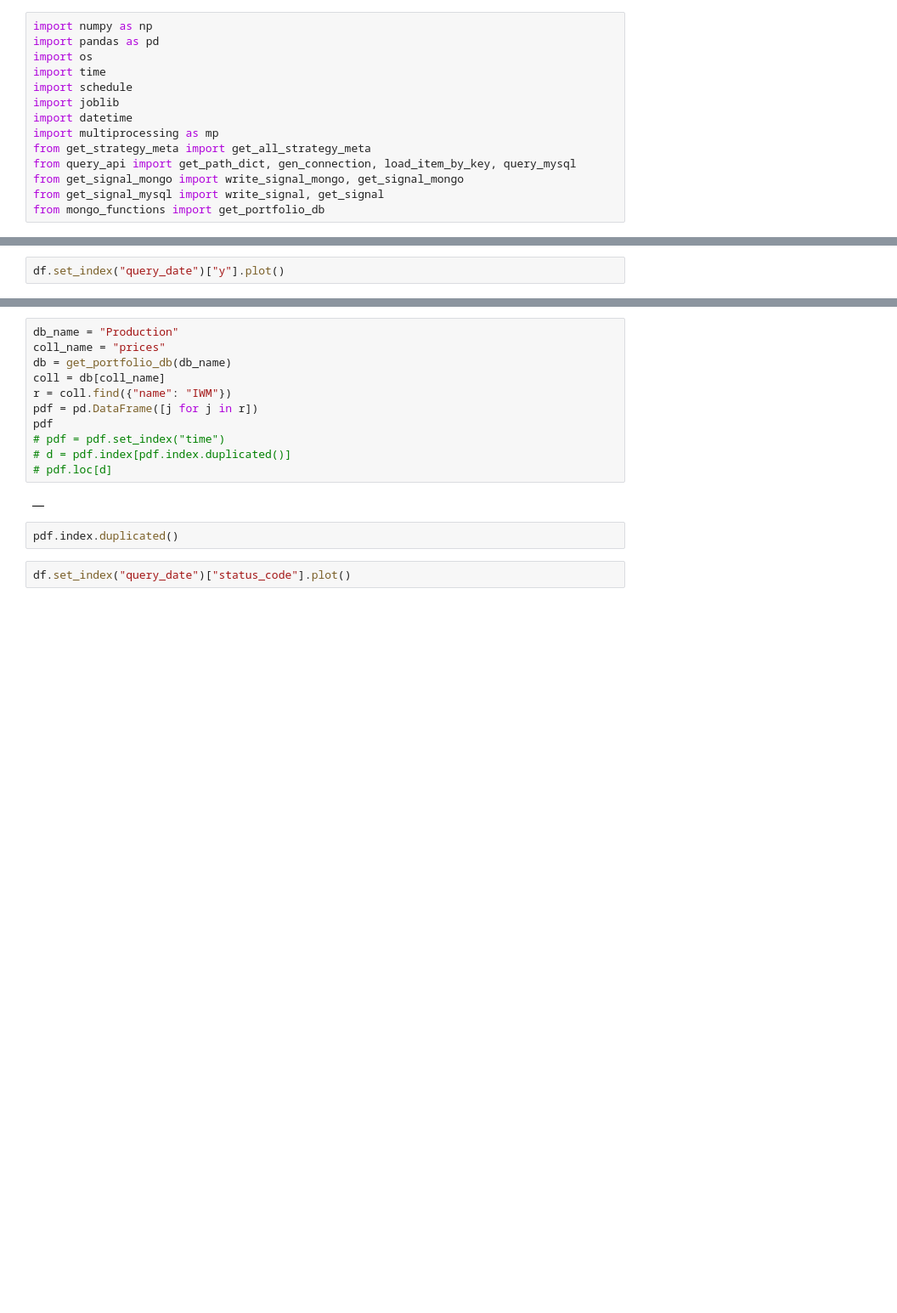
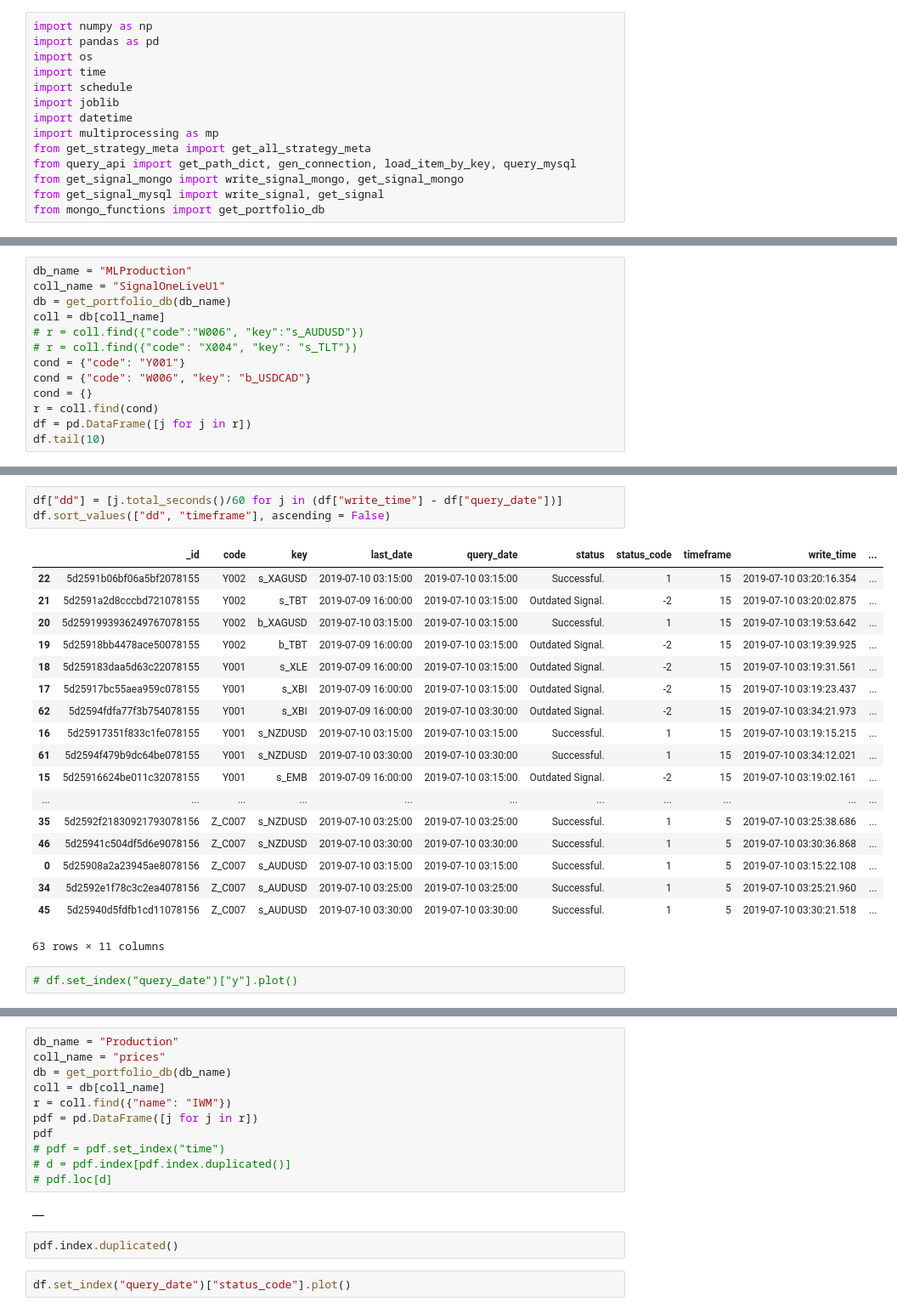
Before and after one commit to junyittcxt/CNN, a Jupyter notebook: z_CheckMongoDB.ipynb, the cells around one changed output, grey strips where cells are left out. Shown: that part at 85% size. Drawn from its saved outputs; the diff is of its cells as text; blank space fills up the shorter version.

```diff
--- a/z_CheckMongoDB.ipynb
+++ b/z_CheckMongoDB.ipynb
@@ -72,0 +91,13 @@ coll.distinct("code")
+# %%
+db_name = "MLProduction"
+coll_name = "SignalOneLiveU1"
+db = get_portfolio_db(db_name)
+coll = db[coll_name]
+# r = coll.find({"code":"W006", "key":"s_AUDUSD"})
+# r = coll.find({"code": "X004", "key": "s_TLT"})
+cond = {"code": "Y001"}
+cond = {"code": "W006", "key": "b_USDCAD"}
+cond = {}
+r = coll.find(cond)
+df = pd.DataFrame([j for j in r])
+df.tail(10)
@@ -73,2 +116,24 @@ coll.distinct("code")
+# %%
+df["dd"] = [j.total_seconds()/60 for j in (df["write_time"] - df["query_date"])]
+df.sort_values(["dd", "timeframe"], ascending = False)
+# %% [output]
+|  | _id | code | key | last_date | query_date | status | status_code | timeframe | write_time | ... |
+| 22 | 5d2591b06bf06a5bf2078155 | Y002 | s_XAGUSD | 2019-07-10 03:15:00 | 2019-07-10 03:15:00 | Successful. | 1 | 15 | 2019-07-10 03:20:16.354 | ... |
+| 21 | 5d2591a2d8cccbd721078155 | Y002 | s_TBT | 2019-07-09 16:00:00 | 2019-07-10 03:15:00 | Outdated Signal. | -2 | 15 | 2019-07-10 03:20:02.875 | ... |
+| 20 | 5d2591993936249767078155 | Y002 | b_XAGUSD | 2019-07-10 03:15:00 | 2019-07-10 03:15:00 | Successful. | 1 | 15 | 2019-07-10 03:19:53.642 | ... |
+| 19 | 5d25918bb4478ace50078155 | Y002 | b_TBT | 2019-07-09 16:00:00 | 2019-07-10 03:15:00 | Outdated Signal. | -2 | 15 | 2019-07-10 03:19:39.925 | ... |
+| 18 | 5d259183daa5d63c22078155 | Y001 | s_XLE | 2019-07-09 16:00:00 | 2019-07-10 03:15:00 | Outdated Signal. | -2 | 15 | 2019-07-10 03:19:31.561 | ... |
+| 17 | 5d25917bc55aea959c078155 | Y001 | s_XBI | 2019-07-09 16:00:00 | 2019-07-10 03:15:00 | Outdated Signal. | -2 | 15 | 2019-07-10 03:19:23.437 | ... |
+| 62 | 5d2594fdfa77f3b754078155 | Y001 | s_XBI | 2019-07-09 16:00:00 | 2019-07-10 03:30:00 | Outdated Signal. | -2 | 15 | 2019-07-10 03:34:21.973 | ... |
+| 16 | 5d25917351f833c1fe078155 | Y001 | s_NZDUSD | 2019-07-10 03:15:00 | 2019-07-10 03:15:00 | Successful. | 1 | 15 | 2019-07-10 03:19:15.215 | ... |
+| 61 | 5d2594f479b9dc64be078155 | Y001 | s_NZDUSD | 2019-07-10 03:30:00 | 2019-07-10 03:30:00 | Successful. | 1 | 15 | 2019-07-10 03:34:12.021 | ... |
+| 15 | 5d25916624be011c32078155 | Y001 | s_EMB | 2019-07-09 16:00:00 | 2019-07-10 03:15:00 | Outdated Signal. | -2 | 15 | 2019-07-10 03:19:02.161 | ... |
+| ... | ... | ... | ... | ... | ... | ... | ... | ... | ... | ... |
+| 35 | 5d2592f21830921793078156 | Z_C007 | s_NZDUSD | 2019-07-10 03:25:00 | 2019-07-10 03:25:00 | Successful. | 1 | 5 | 2019-07-10 03:25:38.686 | ... |
+| 46 | 5d25941c504df5d6e9078156 | Z_C007 | s_NZDUSD | 2019-07-10 03:30:00 | 2019-07-10 03:30:00 | Successful. | 1 | 5 | 2019-07-10 03:30:36.868 | ... |
+| 0 | 5d25908a2a23945ae8078156 | Z_C007 | s_AUDUSD | 2019-07-10 03:15:00 | 2019-07-10 03:15:00 | Successful. | 1 | 5 | 2019-07-10 03:15:22.108 | ... |
+| 34 | 5d2592e1f78c3c2ea4078156 | Z_C007 | s_AUDUSD | 2019-07-10 03:25:00 | 2019-07-10 03:25:00 | Successful. | 1 | 5 | 2019-07-10 03:25:21.960 | ... |
+| 45 | 5d25940d5fdfb1cd11078156 | Z_C007 | s_AUDUSD | 2019-07-10 03:30:00 | 2019-07-10 03:30:00 | Successful. | 1 | 5 | 2019-07-10 03:30:21.518 | ... |
+63 rows × 11 columns
 # %%
-df.set_index("query_date")["y"].plot()
+# df.set_index("query_date")["y"].plot()
```
Also changed, not shown: parts of 18 cells of this notebook, 2 other files.
